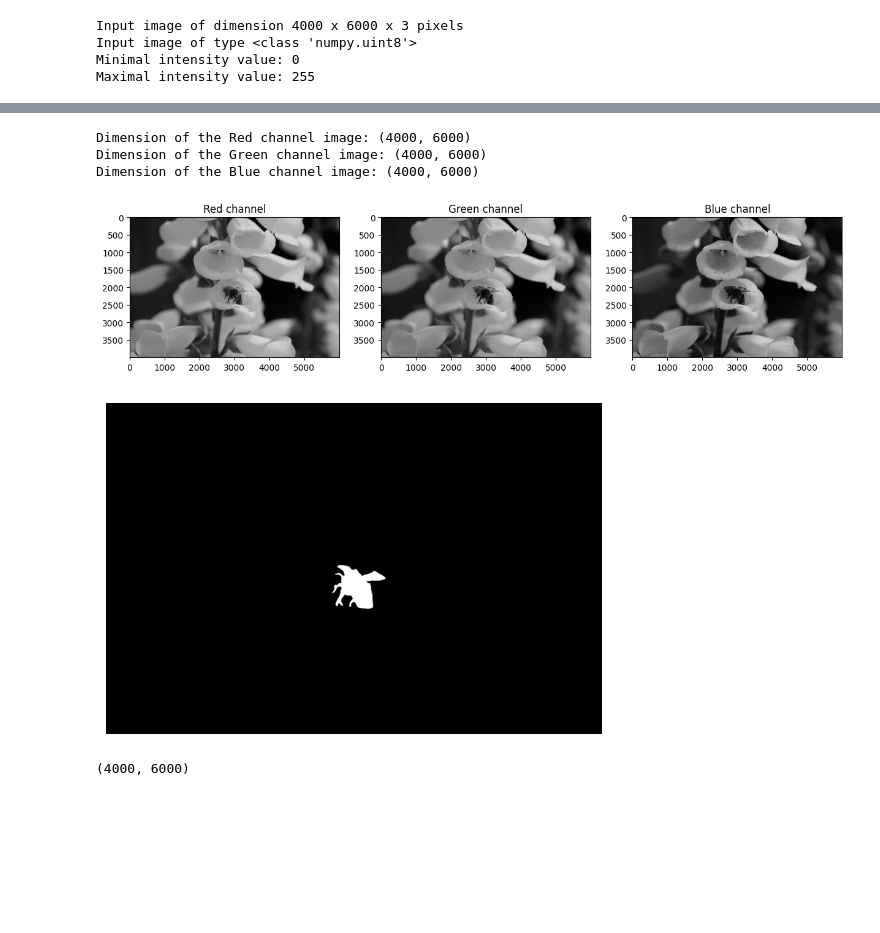
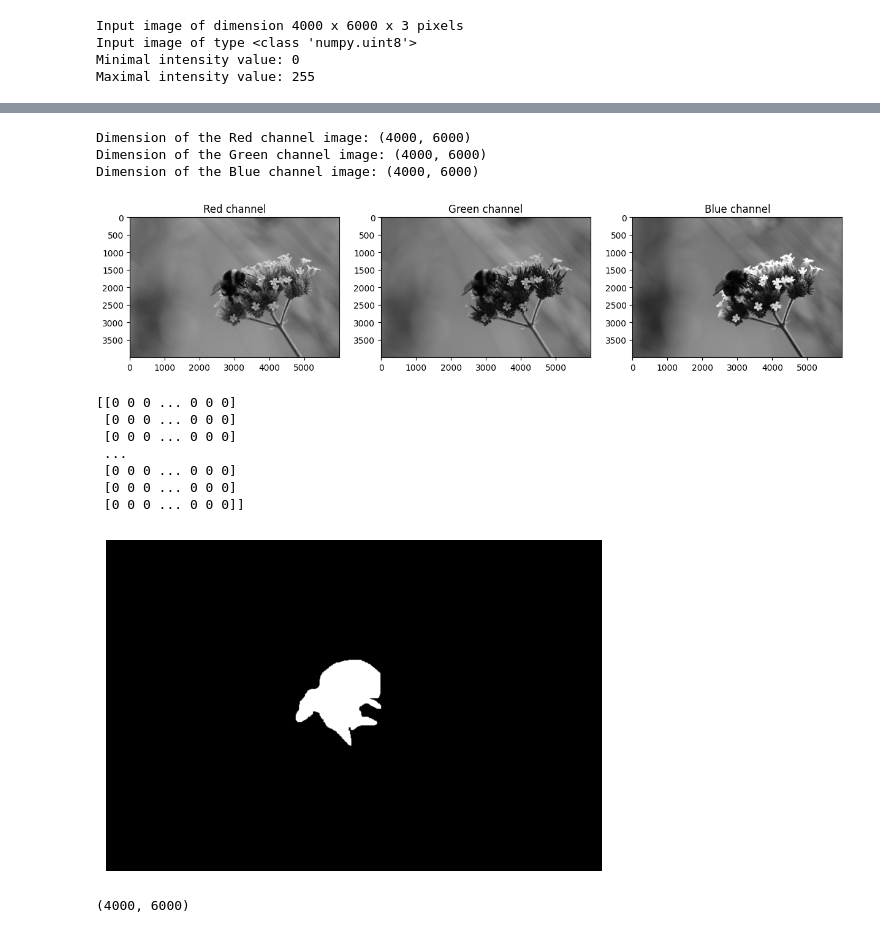
Before and after one commit to Romain-Chevrollier/Data_Project, a Jupyter notebook: code/Features_testing.ipynb, the cells around one changed output, grey strips where cells are left out. Drawn from its saved outputs; the diff is of its cells as text; code cells hidden in the pictures; blank space fills up the shorter version.

```diff
--- a/code/Features_testing.ipynb
+++ b/code/Features_testing.ipynb
@@ -20,9 +20,9 @@ from scipy.stats import kurtosis
 from scipy.stats import skew
 # %%
 # User inputs
-impath = '../train/1.JPG'
+impath = '../train/100.JPG'
 labelspath = 'train/classif.csv'
-maskpath = '../train/masks/binary_1.tif'
+maskpath = '../train/masks/binary_100.tif'
 # %%
 # Load the input image
 im_arr = np.array(Image.open(impath))
@@ -58,16 +58,27 @@ for channel_id, channel_color in enumerate(['Red', 'Green', 'Blue']):
 Dimension of the Red channel image: (4000, 6000)
 Dimension of the Green channel image: (4000, 6000)
 Dimension of the Blue channel image: (4000, 6000)
-[figure, old version]
+[figure, new version]
 # %%
 # Load and display the mask image
-mask_arr = Image.open(maskpath)
-mask_arr = np.array(mask_arr.convert('L'))
+# mask_arr = Image.open(maskpath)
+mask_arr = cv2.imread(maskpath, cv2.IMREAD_GRAYSCALE)
+mask_arr = np.where(mask_arr > 0, 1, 0)
+
+# mask_arr = np.array(mask_arr)
+print(mask_arr)
 plt.imshow(mask_arr, cmap='gray')
 plt.axis('off')
 plt.show()
 # %% [output]
+[[0 0 0 ... 0 0 0]
+ [0 0 0 ... 0 0 0]
+ [0 0 0 ... 0 0 0]
+ ...
+ [0 0 0 ... 0 0 0]
+ [0 0 0 ... 0 0 0]
+ [0 0 0 ... 0 0 0]]
-[figure, old version]
+[figure, new version]
 # %%
 print(mask_arr.shape)
 # %% [output]
```
Also changed, not shown: parts of 12 cells of this notebook, 2 other files.
